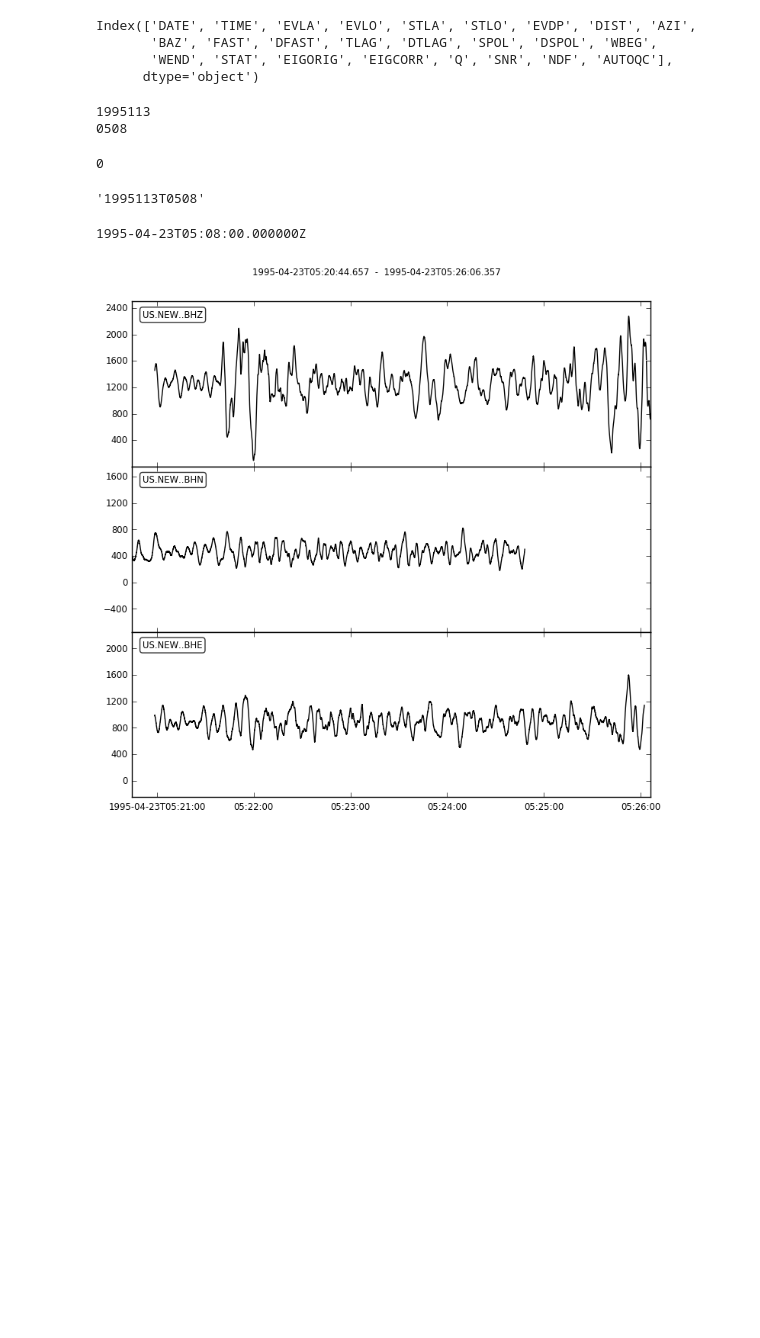
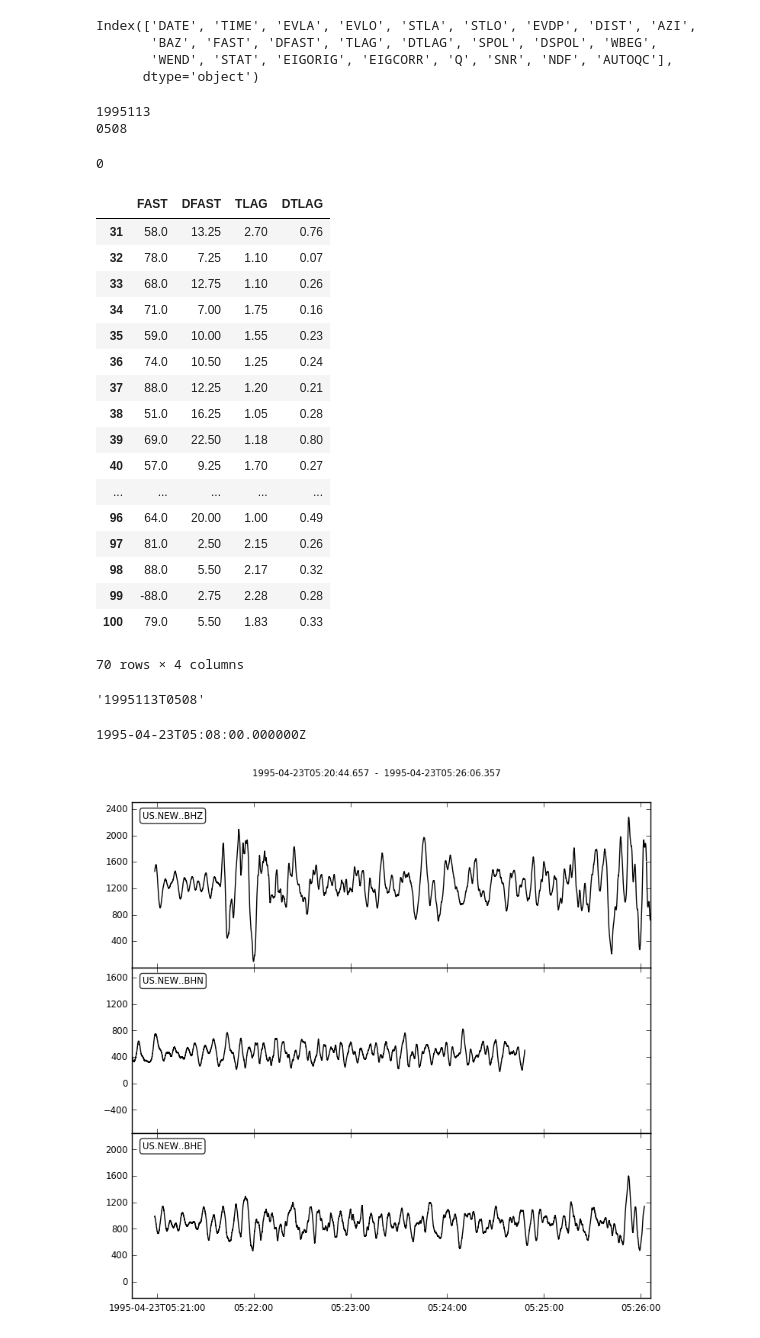
Before and after one commit to Jasplet/DiscrePy, a Jupyter notebook: devel_Split_Read.ipynb, the cells around one changed output. Drawn from its saved outputs; the diff is of its cells as text; code cells hidden in the pictures; blank space fills up the shorter version.

```diff
--- a/devel_Split_Read.ipynb
+++ b/devel_Split_Read.ipynb
@@ -69,6 +69,27 @@ start.second
 1995113
 0508
 0
+# %%
+split1.loc[31:,['FAST','DFAST','TLAG','DTLAG']]
+# %% [output]
+|  | FAST | DFAST | TLAG | DTLAG |
+| 31 | 58.0 | 13.25 | 2.70 | 0.76 |
+| 32 | 78.0 | 7.25 | 1.10 | 0.07 |
+| 33 | 68.0 | 12.75 | 1.10 | 0.26 |
+| 34 | 71.0 | 7.00 | 1.75 | 0.16 |
+| 35 | 59.0 | 10.00 | 1.55 | 0.23 |
+| 36 | 74.0 | 10.50 | 1.25 | 0.24 |
+| 37 | 88.0 | 12.25 | 1.20 | 0.21 |
+| 38 | 51.0 | 16.25 | 1.05 | 0.28 |
+| 39 | 69.0 | 22.50 | 1.18 | 0.80 |
+| 40 | 57.0 | 9.25 | 1.70 | 0.27 |
+| ... | ... | ... | ... | ... |
+| 96 | 64.0 | 20.00 | 1.00 | 0.49 |
+| 97 | 81.0 | 2.50 | 2.15 | 0.26 |
+| 98 | 88.0 | 5.50 | 2.17 | 0.32 |
+| 99 | -88.0 | 2.75 | 2.28 | 0.28 |
+| 100 | 79.0 | 5.50 | 1.83 | 0.33 |
+70 rows × 4 columns
 # %%
 client = Client("IRIS")
     # test_start = obspy.core.UTCDateTime("2008-02-15T04:30:0.000")
```
Also changed, not shown: parts of 3 cells of this notebook.
